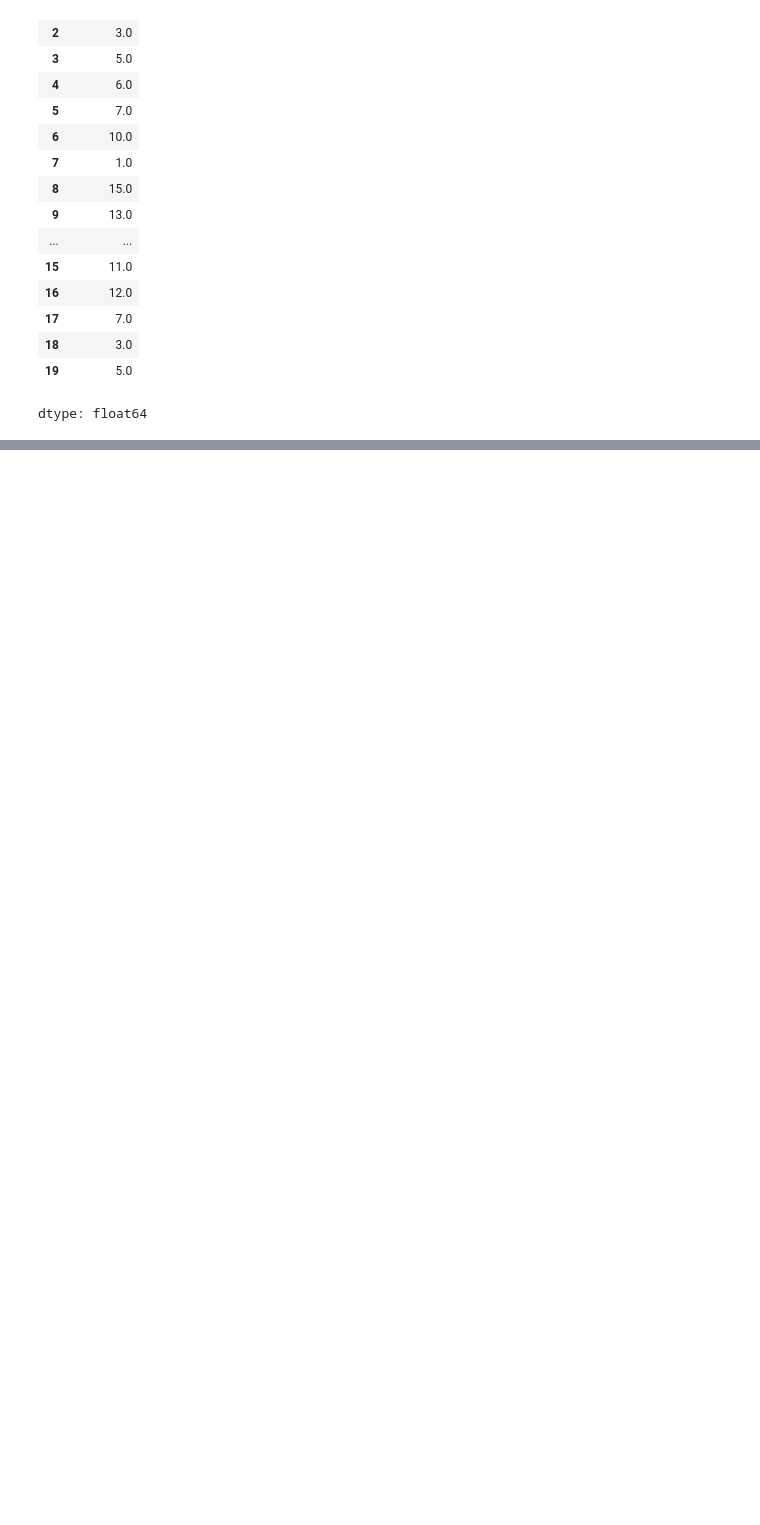
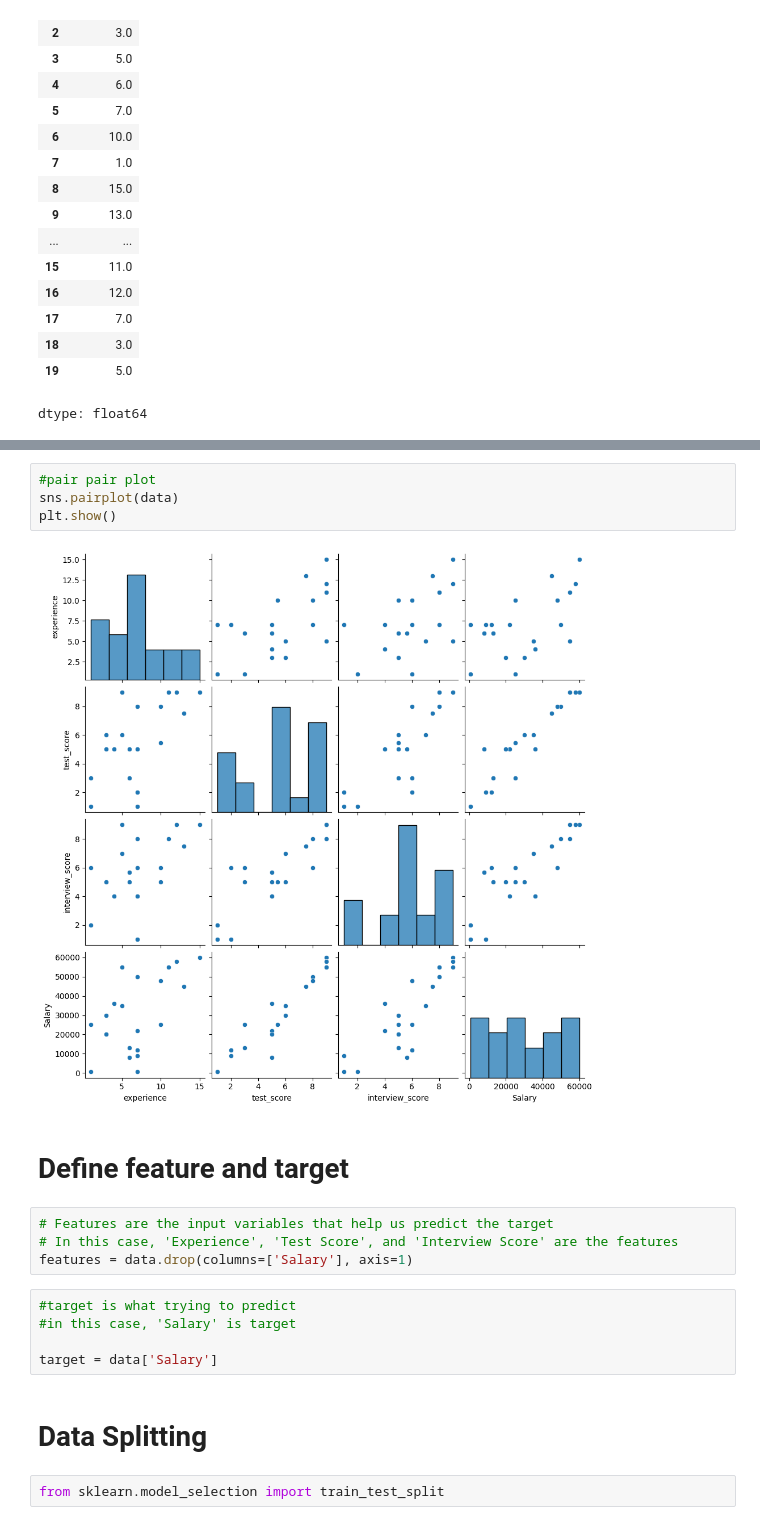
Before and after one commit to rjrizani/machine-learning, a Jupyter notebook: predict_my_salary.ipynb, the cells around one changed output, grey strips where cells are left out. Cells and saved outputs as stored; diff of their text form; blank space fills up the shorter version.

Commit message:
add model

```diff
--- a/predict_my_salary.ipynb
+++ b/predict_my_salary.ipynb
@@ -123,0 +185,21 @@ dtype: float64
+# %%
+#pair pair plot
+sns.pairplot(data)
+plt.show()
+# %% [output]
+[figure, added]
+# %% [markdown]
+# Define feature and target
+# %%
+# Features are the input variables that help us predict the target
+# In this case, 'Experience', 'Test Score', and 'Interview Score' are the features
+features = data.drop(columns=['Salary'], axis=1)
+# %%
+#target is what trying to predict
+#in this case, 'Salary' is target
+
+target = data['Salary']
+# %% [markdown]
+# Data Splitting
+# %%
+from sklearn.model_selection import train_test_split
```
Also changed, not shown: parts of 18 cells of this notebook.
